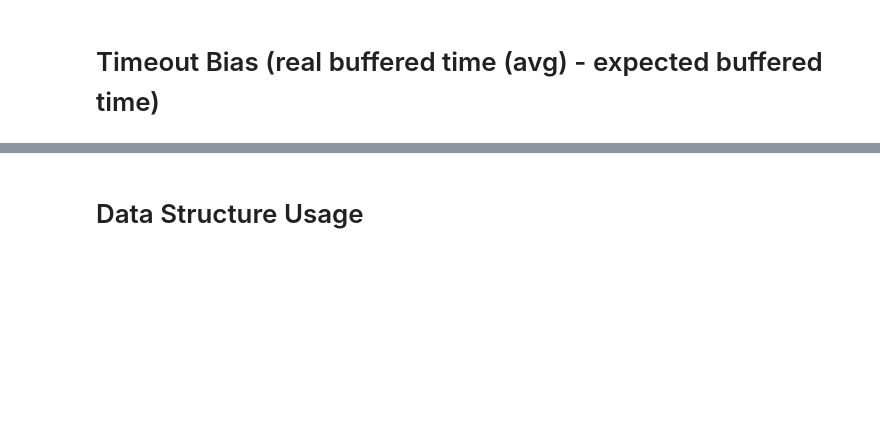
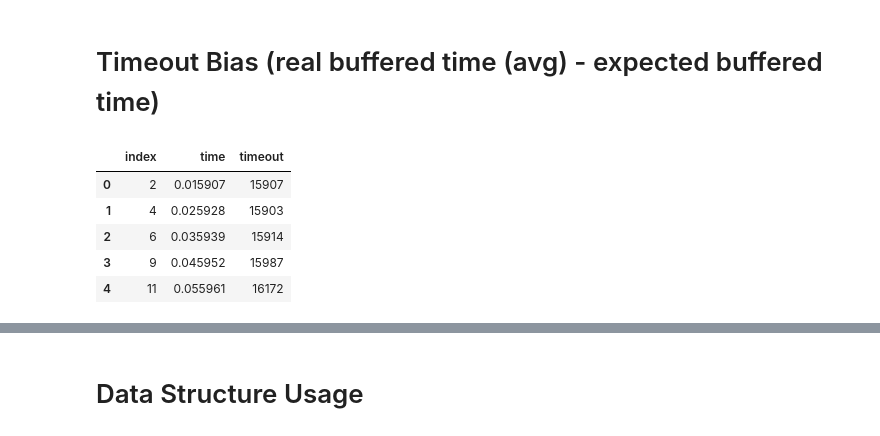
Before and after one commit to zhihao1998/ChamaleoNet, a Jupyter notebook: analysis/pkt_process_time.ipynb, the cells around one changed output, grey strips where cells are left out. Drawn from its saved outputs; the diff is of its cells as text; code cells hidden in the pictures; blank space fills up the shorter version.

```diff
--- a/analysis/pkt_process_time.ipynb
+++ b/analysis/pkt_process_time.ipynb
@@ -84,5 +88,14 @@ for index, ratio in enumerate(['(10ms, 1)']):
 # %% [markdown]
 # Timeout Bias (real buffered time (avg) - expected buffered time)
+# %%
+timeout_df.head()
+# %% [output]
+|  | index | time | timeout |
+| 0 | 2 | 0.015907 | 15907 |
+| 1 | 4 | 0.025928 | 15903 |
+| 2 | 6 | 0.035939 | 15914 |
+| 3 | 9 | 0.045952 | 15987 |
+| 4 | 11 | 0.055961 | 16172 |
 # %%
 sns.stripplot(y='timeout',
               size=3, legend=False,
```
Also changed, not shown: parts of 11 cells of this notebook, 15 other files.
